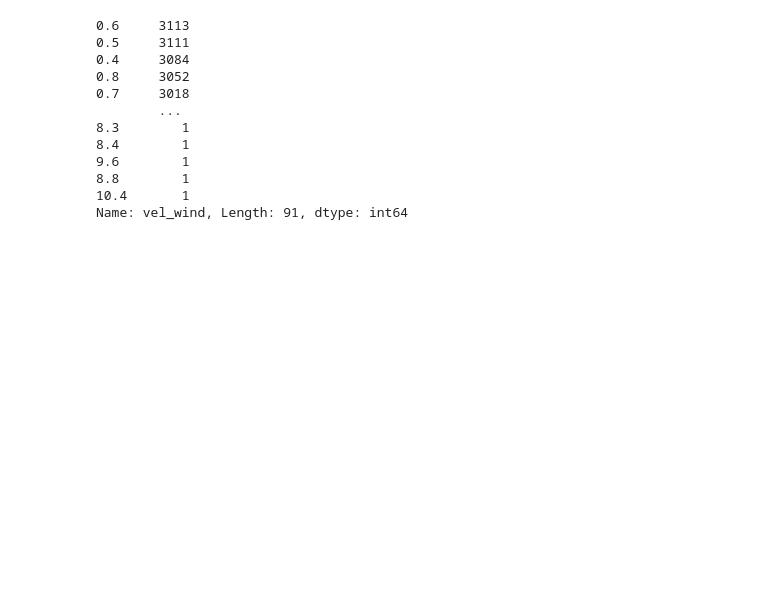
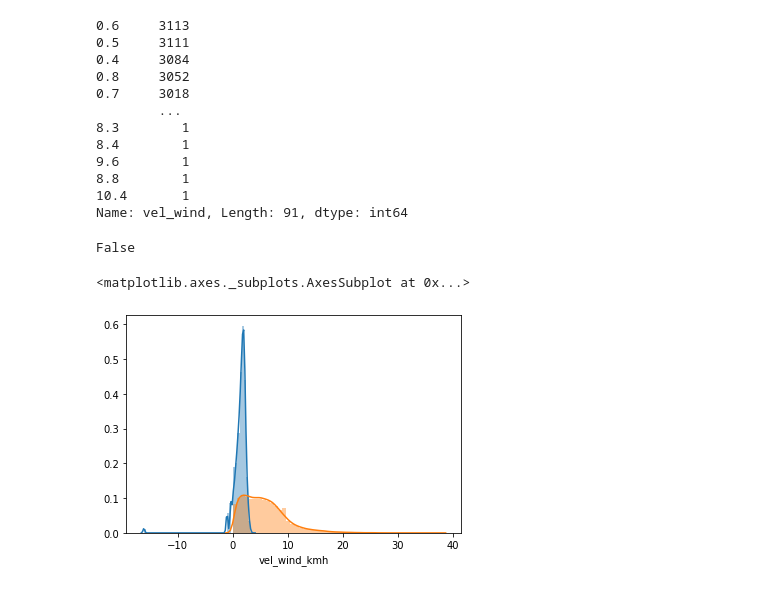
Before and after one commit to faber6911/venice-is-drowning, a Jupyter notebook: scr/create_dummy_columns.ipynb, the cells around one changed output. Drawn from its saved outputs; the diff is of its cells as text; code cells hidden in the pictures; blank space fills up the shorter version.

```diff
--- a/scr/create_dummy_columns.ipynb
+++ b/scr/create_dummy_columns.ipynb
@@ -106,3 +106,15 @@ df.vel_wind.value_counts()
 8.8        1
 10.4       1
 Name: vel_wind, Length: 91, dtype: int64
+# %%
+df.vel_wind.isna().any()
+# %% [output]
+False
+# %%
+df["vel_wind_kmh"] = 3.6*df.vel_wind
+# %%
+sns.distplot(df.vel_wind_kmh.apply(lambda x: np.log(x+0.0000001)))
+sns.distplot(df.vel_wind_kmh)
+# %% [output]
+<matplotlib.axes._subplots.AxesSubplot at 0x...>
+[figure, added]
```
Also changed, not shown: parts of 6 cells of this notebook, 1 other file.
